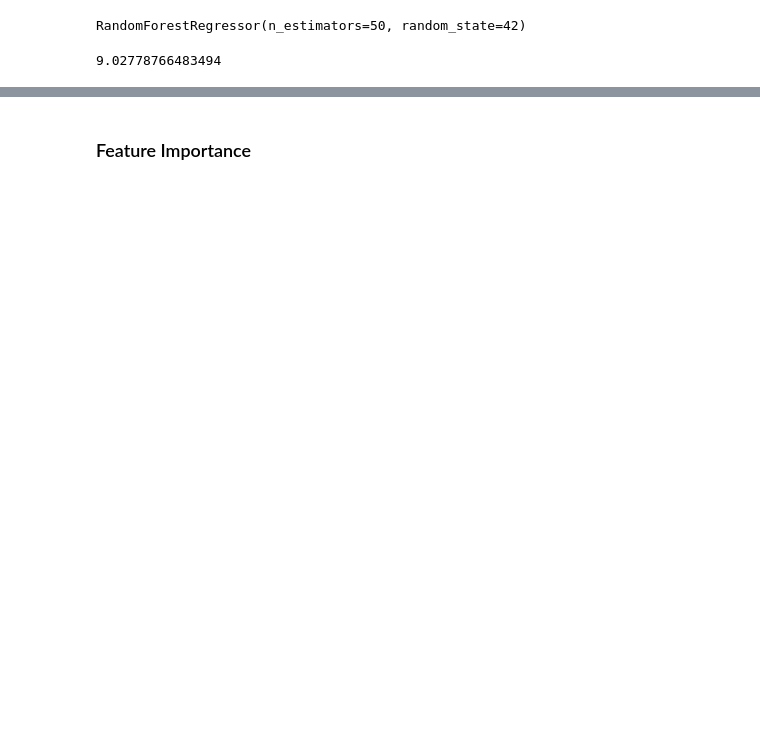
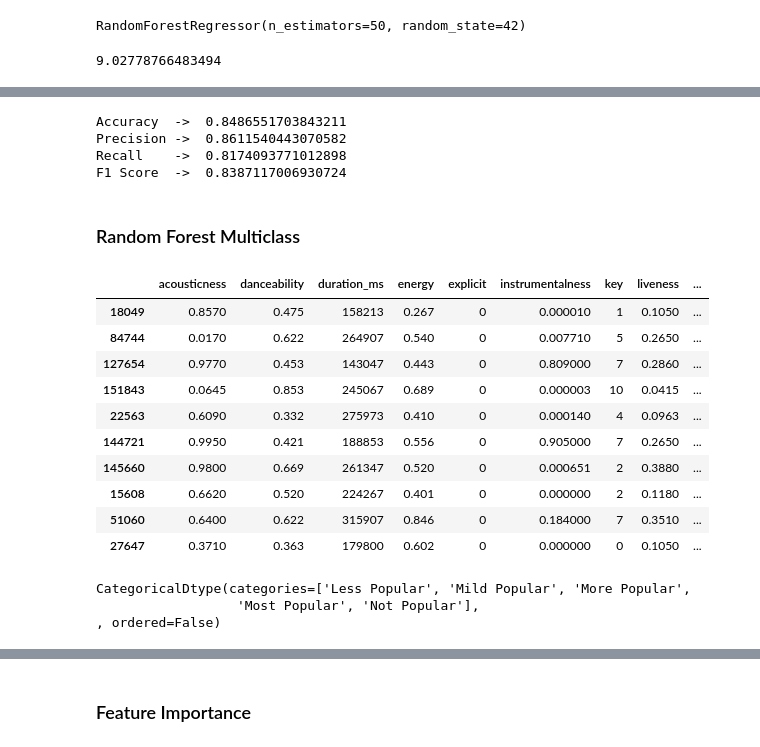
Before and after one commit to Mohammad-sakir/PDS_PROJ, a Jupyter notebook: analysis_spotify.ipynb, the cells around one changed output, grey strips where cells are left out. Saved outputs shown, nothing was run; the diff lists cells and outputs as text; code cells hidden in the pictures; blank space fills up the shorter version.

```diff
--- a/analysis_spotify.ipynb
+++ b/analysis_spotify.ipynb
@@ -784,0 +819,12 @@ rmse
+# %%
+print("Accuracy  -> ", metrics.accuracy_score(y_test, y_pred))
+print("Precision -> ", metrics.precision_score(y_test,y_pred, average="binary"))
+print("Recall    -> ",metrics.recall_score(y_test,y_pred, average="binary"))
+print("F1 Score  -> ",metrics.f1_score(y_test,y_pred, average="binary"))
+# %% [output]
+Accuracy  ->  0.8486551703843211
+Precision ->  0.8611540443070582
+Recall    ->  0.8174093771012898
+F1 Score  ->  0.8387117006930724
+# %% [markdown]
+### Random Forest Multiclass
@@ -784,0 +849,14 @@ rmse
+# %%
+df_nueric.sample(10)
+# %% [output]
+|  | acousticness | danceability | duration_ms | energy | explicit | instrumentalness | key | liveness | ... |
+| 18049 | 0.8570 | 0.475 | 158213 | 0.267 | 0 | 0.000010 | 1 | 0.1050 | ... |
+| 84744 | 0.0170 | 0.622 | 264907 | 0.540 | 0 | 0.007710 | 5 | 0.2650 | ... |
+| 127654 | 0.9770 | 0.453 | 143047 | 0.443 | 0 | 0.809000 | 7 | 0.2860 | ... |
+| 151843 | 0.0645 | 0.853 | 245067 | 0.689 | 0 | 0.000003 | 10 | 0.0415 | ... |
+| 22563 | 0.6090 | 0.332 | 275973 | 0.410 | 0 | 0.000140 | 4 | 0.0963 | ... |
+| 144721 | 0.9950 | 0.421 | 188853 | 0.556 | 0 | 0.905000 | 7 | 0.2650 | ... |
+| 145660 | 0.9800 | 0.669 | 261347 | 0.520 | 0 | 0.000651 | 2 | 0.3880 | ... |
+| 15608 | 0.6620 | 0.520 | 224267 | 0.401 | 0 | 0.000000 | 2 | 0.1180 | ... |
+| 51060 | 0.6400 | 0.622 | 315907 | 0.846 | 0 | 0.184000 | 7 | 0.3510 | ... |
+| 27647 | 0.3710 | 0.363 | 179800 | 0.602 | 0 | 0.000000 | 0 | 0.1050 | ... |
@@ -784,0 +865,6 @@ rmse
+# %%
+df_nueric.multi_pop.dtype
+# %% [output]
+CategoricalDtype(categories=['Less Popular', 'Mild Popular', 'More Popular',
+                  'Most Popular', 'Not Popular'],
+, ordered=False)
```
Also changed, not shown: parts of 42 cells of this notebook.
